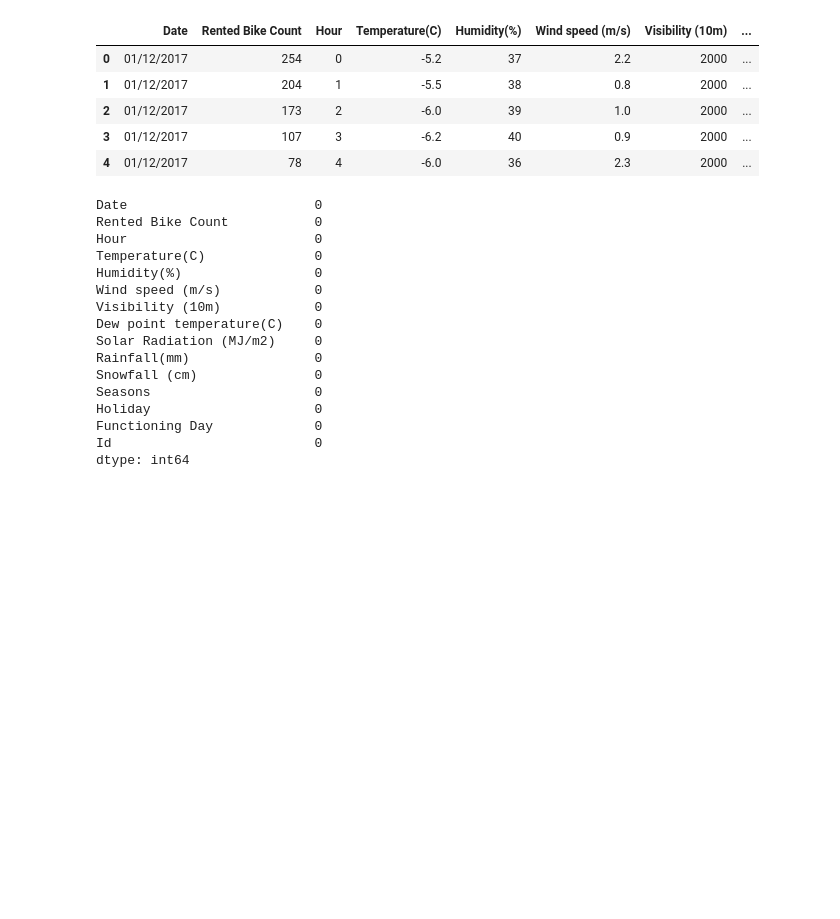
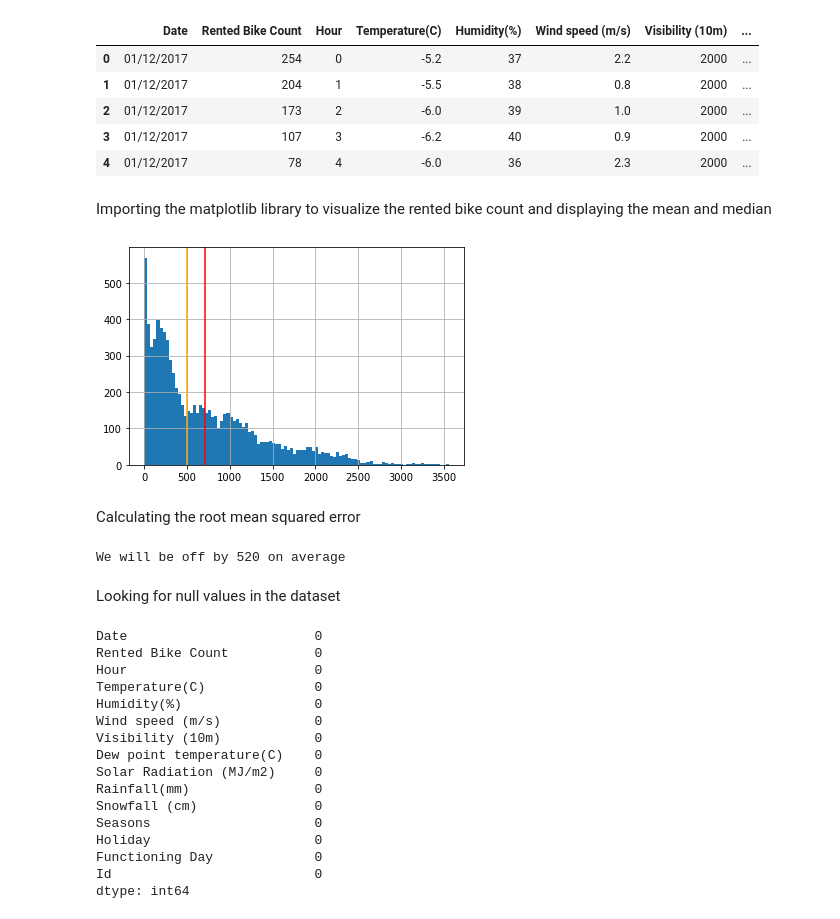
Before and after one commit to mahfuz978/Regression, a Jupyter notebook: Linear_Regression/Mahfuzur_Rahman_Linear_Regression_Project.ipynb, the cells around one changed output. Drawn from its saved outputs; the diff is of its cells as text; code cells hidden in the pictures; blank space fills up the shorter version.

```diff
--- a/Linear_Regression/Mahfuzur_Rahman_Linear_Regression_Project.ipynb
+++ b/Linear_Regression/Mahfuzur_Rahman_Linear_Regression_Project.ipynb
@@ -25,6 +41,28 @@ df.head()
 | 2 | 01/12/2017 | 173 | 2 | -6.0 | 39 | 1.0 | 2000 | ... |
 | 3 | 01/12/2017 | 107 | 3 | -6.2 | 40 | 0.9 | 2000 | ... |
 | 4 | 01/12/2017 | 78 | 4 | -6.0 | 36 | 2.3 | 2000 | ... |
+# %% [markdown]
+Importing the matplotlib library to visualize the rented bike count
+and displaying the mean and median
+# %%
+import matplotlib.pyplot as plt
+
+df['Rented Bike Count'].hist(bins = 100)
+plt.axvline(df['Rented Bike Count'].mean(), color = 'red')
+plt.axvline(df['Rented Bike Count'].median(), color = 'orange');
+# %% [output]
+[figure, added]
+# %% [markdown]
+Calculating the root mean squared error
+# %%
+guess = df['Rented Bike Count'].mean()
+errors = guess - df['Rented Bike Count']
+R_M_S_E = errors.abs().mean()
+print(f'We will be off by {R_M_S_E:,.0f} on average')
+# %% [output]
+We will be off by 520 on average
+# %% [markdown]
+Looking for null values in the dataset
 # %%
 df.isnull().sum()
 # %% [output]
```
Also changed, not shown: parts of 49 cells of this notebook.
